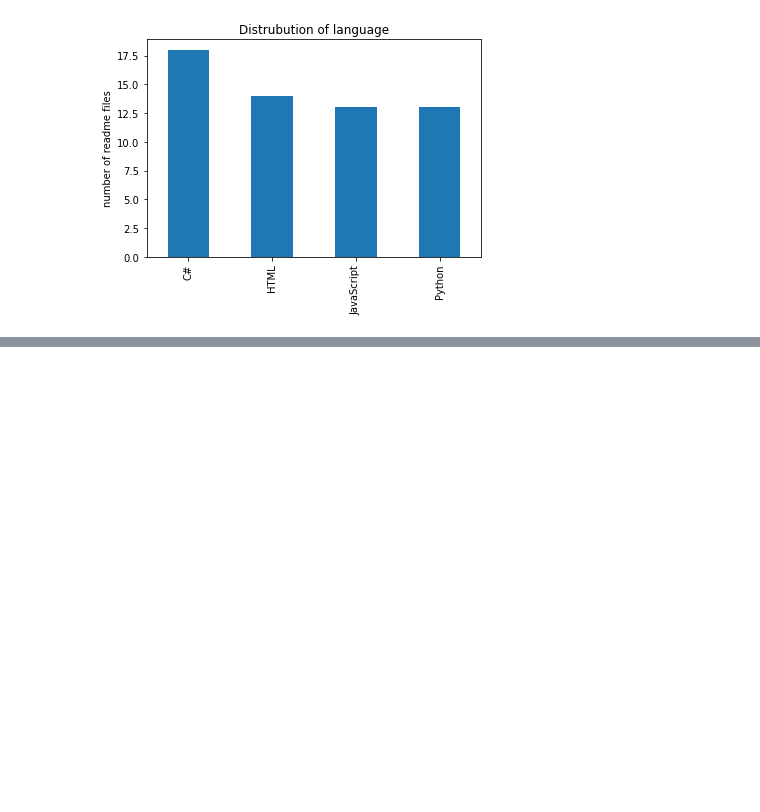
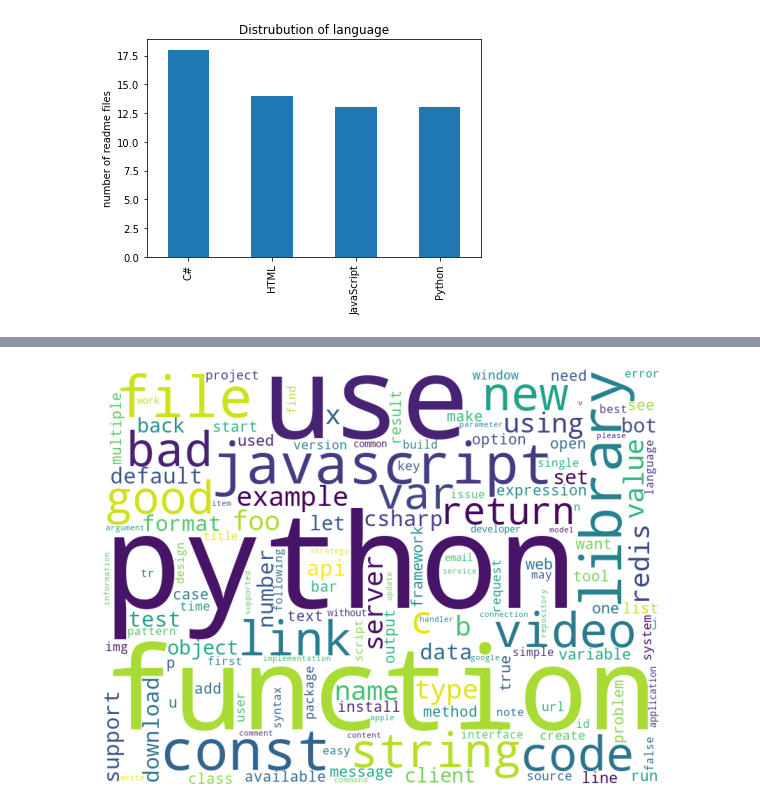
Before and after one commit to codeup-germain/github-code-composition, a Jupyter notebook: curtis-draft.ipynb, the cells around one changed output, grey strips where cells are left out. Drawn from its saved outputs; the diff is of its cells as text; code cells hidden in the pictures; blank space fills up the shorter version.

Commit message:
word clouds

```diff
--- a/curtis-draft.ipynb
+++ b/curtis-draft.ipynb
@@ -381,0 +309,4 @@ for column in word_counts.drop(columns='all_words'):
+# %%
+wordcloud_top(word_counts, 'all_words' , 150)
+# %% [output]
+[figure, added]
```
Also changed, not shown: parts of 18 cells of this notebook.
